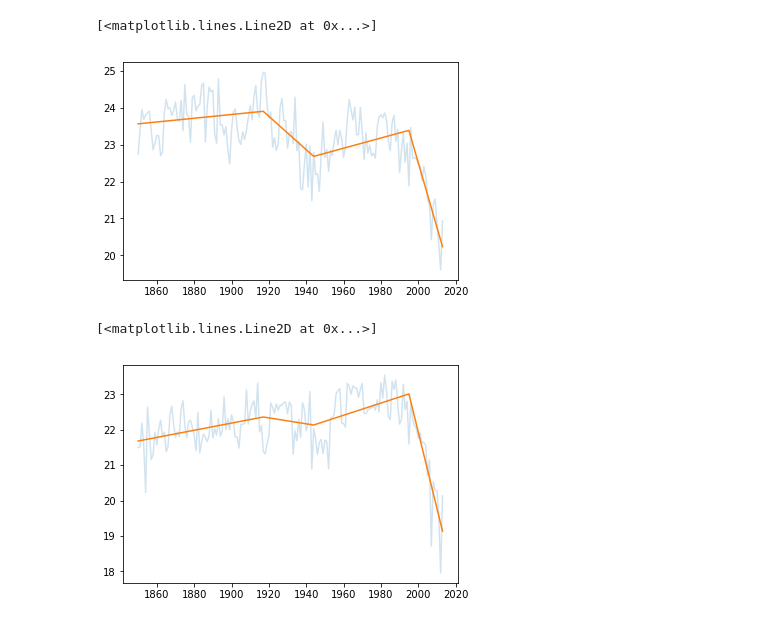
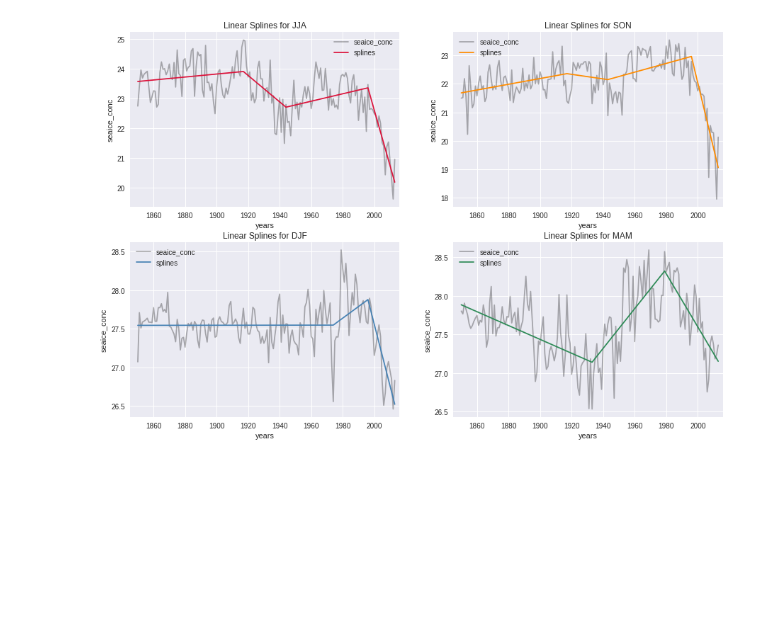
Before and after one commit to hfloresr/ArcticSea, a Jupyter notebook: seaice_splines.ipynb, the cells around one changed output. Cells and saved outputs as stored; diff of their text form; code cells hidden in the pictures; blank space fills up the shorter version.

Commit message:
finished splines

```diff
--- a/seaice_splines.ipynb
+++ b/seaice_splines.ipynb
@@ -59,3 +59,8 @@ knots = [1917, 1944, 1995]
+# %%
+seasons = ['JJA', 'SON', 'DJF', 'MAM']
+dfs = {'DJF': djf_df, 'JJA': jja_df, 'MAM': mam_df, 'SON': son_df}
+# %%
+cmap = {'JJA': 'crimson', 'SON': 'darkorange', 'DJF': 'steelblue', 'MAM': 'seagreen'}
 # %%
 def linear_splines(data, knots, degree=1):
     minyr = data.year.min()
@@ -81,13 +83,38 @@ son_spl = linear_splines(son_df, knots)
-# %%
-plt.plot(jja_df.year, jja_df.seaice_conc, alpha=0.2)
-plt.plot(jja_df.year, jja_spl.fittedvalues)
-# %% [output]
-[<matplotlib.lines.Line2D at 0x...>]
-[figure, removed]
-# %%
-plt.plot(son_df.year, son_df.seaice_conc, alpha=0.2)
-plt.plot(son_df.year, son_spl.fittedvalues)
-# %% [output]
-[<matplotlib.lines.Line2D at 0x...>]
-[figure, removed]
+# %%
+# Define the knots
+jjaknots = [1917, 1944, 1996]
+#jjaknots2 = [1893, 1899, 1917, 1943, 1996]
+sonknots = [1917, 1943, 1996]
+djfknots = [1974, 1996]
+mamknots = [1933, 1979]
+
+splines = {'JJA': linear_splines(jja_df, jjaknots),
+           'SON': linear_splines(son_df, sonknots),
+           'DJF': linear_splines(djf_df, djfknots),
+           'MAM': linear_splines(mam_df, mamknots)}
+# %%
+def plot_splines(yrs, conc, preds, label, season=None, ax=None, col='g'):
+    if ax is None:
+        ax = plt.gca()
+    spl = ax.plot(yrs, conc, alpha=0.3, color='k')
+    ax.plot(yrs, preds, label=label, color=col)
+    ax.legend()
+    ax.set_xlim(1845, 2016)
+    #ax.set_ylim(17.5, 26)
+    ax.set_xlabel('years')
+    ax.set_ylabel('seaice_conc')
+    ax.set_title('Linear Splines for {}'.format(season))
+    return spl
+# %%
+f, axs = plt.subplots(2, 2, figsize=(15,10))
+axs = np.array(axs)
+
+for i, ax in enumerate(axs.reshape(-1)):
+    s = seasons[i]
+    yr = dfs[s].year
+    conc = dfs[s].seaice_conc
+    preds = splines[s].fittedvalues
+    plot_splines(yr, conc, preds, 'splines', season=s, ax=ax, col=cmap[s])
+# %% [output]
+[figure, added]
 # %%
```
Also changed, not shown: parts of 18 cells of this notebook.
